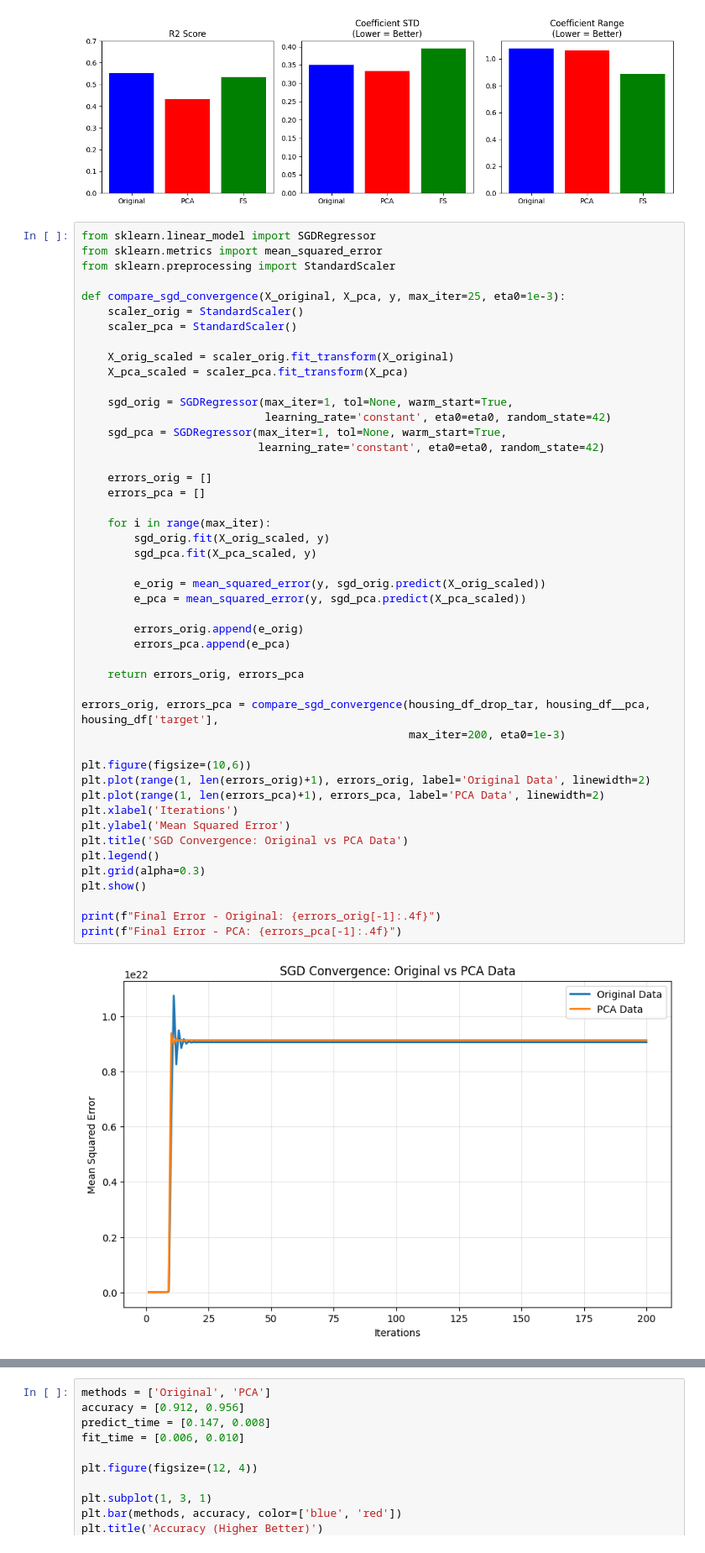
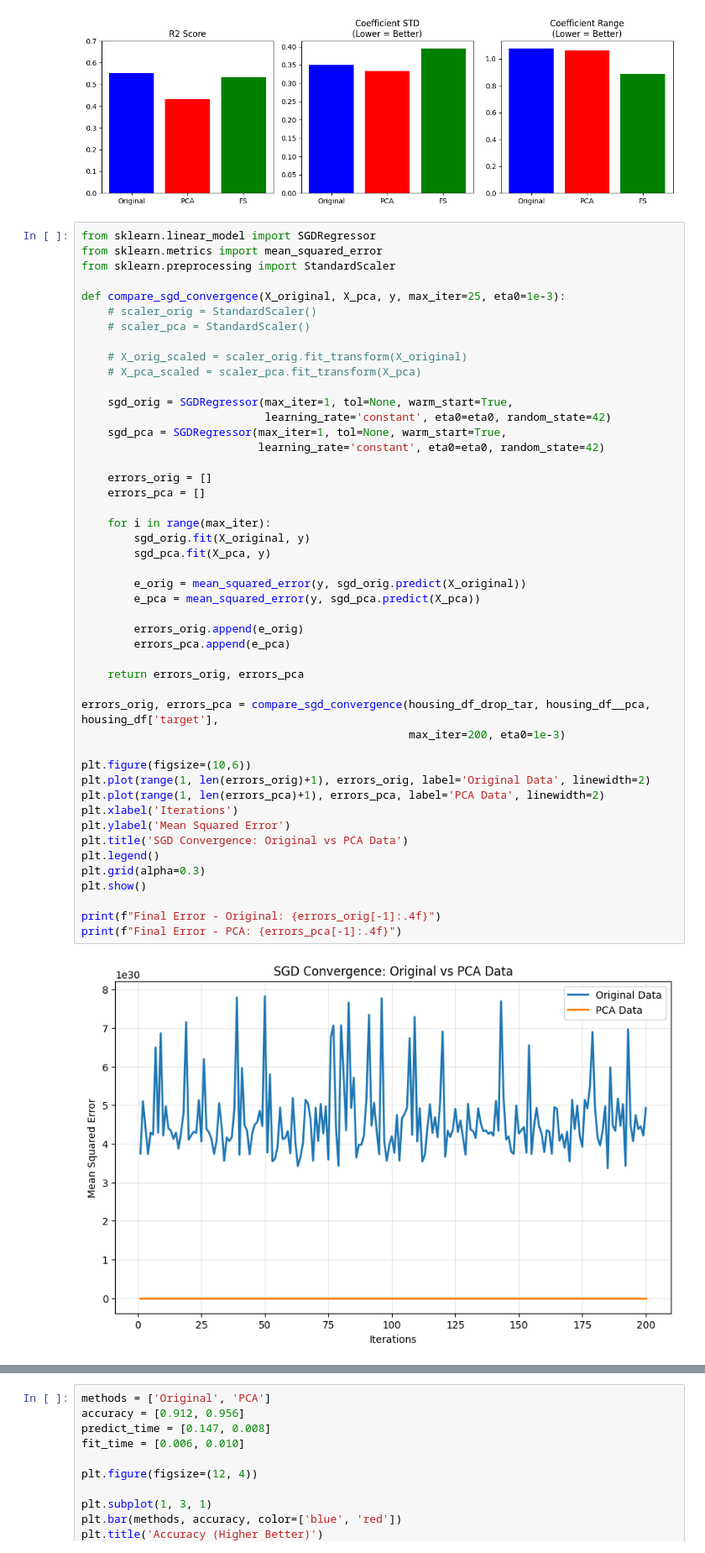
Before and after one commit to Rezarsa82/feature-optimization-impact, a Jupyter notebook: feature_optimization.ipynb, the cells around one changed output, grey strips where cells are left out. Shown at 84% size. Cells and saved outputs as stored; diff of their text form.

```diff
--- a/feature_optimization.ipynb
+++ b/feature_optimization.ipynb
@@ -348,46 +356,46 @@ from sklearn.metrics import mean_squared_error
 from sklearn.preprocessing import StandardScaler
 
 def compare_sgd_convergence(X_original, X_pca, y, max_iter=25, eta0=1e-3):
-    scaler_orig = StandardScaler()
-    scaler_pca = StandardScaler()
+    # scaler_orig = StandardScaler()
+    # scaler_pca = StandardScaler()
 
-    X_orig_scaled = scaler_orig.fit_transform(X_original)
-    X_pca_scaled = scaler_pca.fit_transform(X_pca)
+    # X_orig_scaled = scaler_orig.fit_transform(X_original)
+    # X_pca_scaled = scaler_pca.fit_transform(X_pca)
 
     sgd_orig = SGDRegressor(max_iter=1, tol=None, warm_start=True,
                             learning_rate='constant', eta0=eta0, random_state=42)
     sgd_pca = SGDRegressor(max_iter=1, tol=None, warm_start=True,
                            learning_rate='constant', eta0=eta0, random_state=42)
 
     errors_orig = []
     errors_pca = []
 
     for i in range(max_iter):
-        sgd_orig.fit(X_orig_scaled, y)
-        sgd_pca.fit(X_pca_scaled, y)
+        sgd_orig.fit(X_original, y)
+        sgd_pca.fit(X_pca, y)
 
-        e_orig = mean_squared_error(y, sgd_orig.predict(X_orig_scaled))
-        e_pca = mean_squared_error(y, sgd_pca.predict(X_pca_scaled))
+        e_orig = mean_squared_error(y, sgd_orig.predict(X_original))
+        e_pca = mean_squared_error(y, sgd_pca.predict(X_pca))
 
         errors_orig.append(e_orig)
         errors_pca.append(e_pca)
 
     return errors_orig, errors_pca
 
 errors_orig, errors_pca = compare_sgd_convergence(housing_df_drop_tar, housing_df__pca, housing_df['target'],
                                                   max_iter=200, eta0=1e-3)
 
 plt.figure(figsize=(10,6))
 plt.plot(range(1, len(errors_orig)+1), errors_orig, label='Original Data', linewidth=2)
 plt.plot(range(1, len(errors_pca)+1), errors_pca, label='PCA Data', linewidth=2)
 plt.xlabel('Iterations')
 plt.ylabel('Mean Squared Error')
 plt.title('SGD Convergence: Original vs PCA Data')
 plt.legend()
 plt.grid(alpha=0.3)
 plt.show()
 
 print(f"Final Error - Original: {errors_orig[-1]:.4f}")
 print(f"Final Error - PCA: {errors_pca[-1]:.4f}")
 # %% [output]
-[figure, old version]
+[figure, new version]
```
Also changed, not shown: parts of 8 cells of this notebook.
